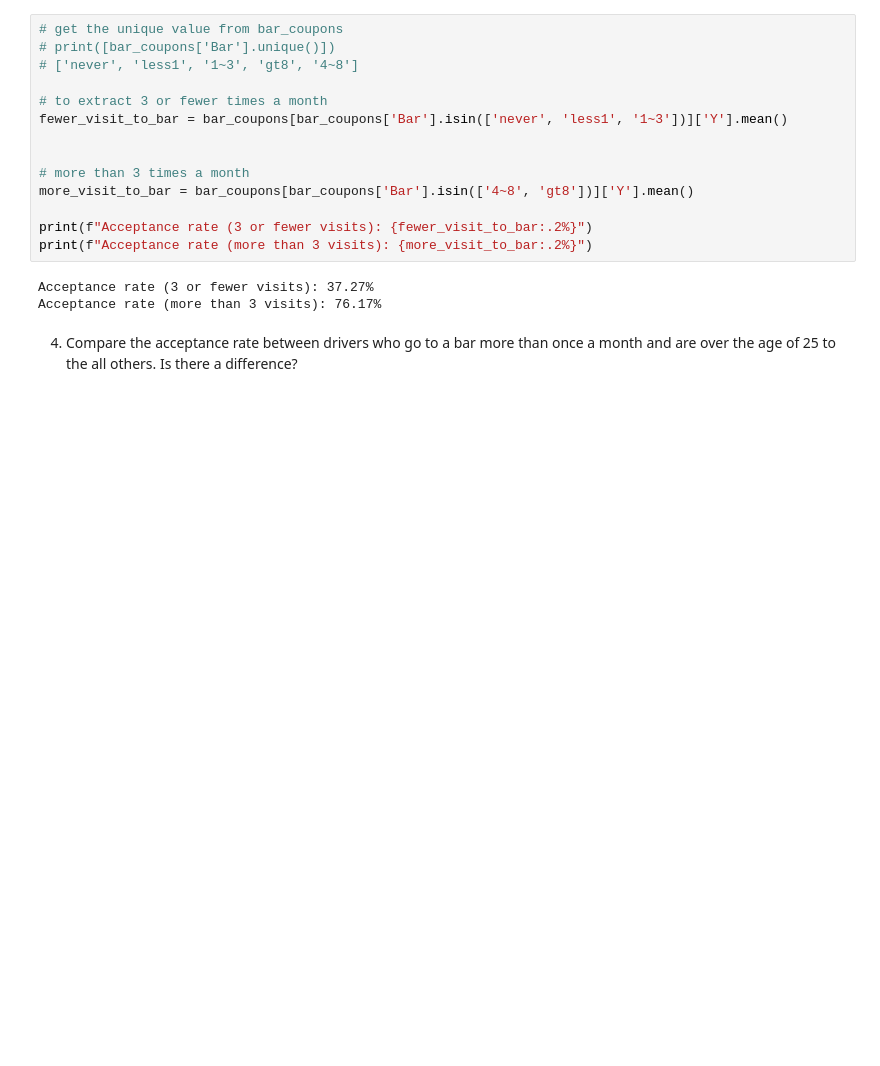
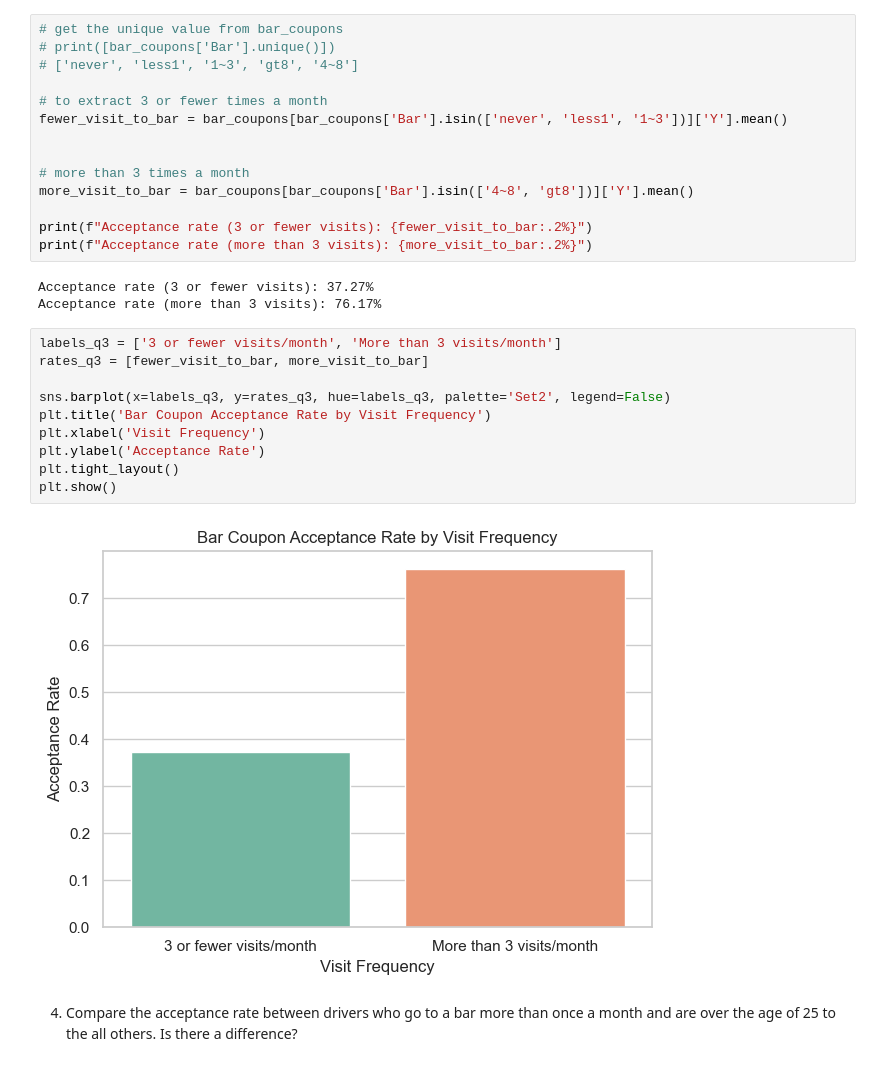
Before and after one commit to gowdilyan/predictive-coupon-acceptance-ml, a Jupyter notebook: coupon_acceptance_analysis.ipynb, the cells around one changed output. Saved outputs shown, nothing was run; the diff lists cells and outputs as text; blank space fills up the shorter version.

```diff
--- a/coupon_acceptance_analysis.ipynb
+++ b/coupon_acceptance_analysis.ipynb
@@ -201,6 +206,18 @@ print(f"Acceptance rate (more than 3 visits): {more_visit_to_bar:.2%}")
 # %% [output]
 Acceptance rate (3 or fewer visits): 37.27%
 Acceptance rate (more than 3 visits): 76.17%
+# %%
+labels_q3 = ['3 or fewer visits/month', 'More than 3 visits/month']
+rates_q3 = [fewer_visit_to_bar, more_visit_to_bar]
+
+sns.barplot(x=labels_q3, y=rates_q3, hue=labels_q3, palette='Set2', legend=False)
+plt.title('Bar Coupon Acceptance Rate by Visit Frequency')
+plt.xlabel('Visit Frequency')
+plt.ylabel('Acceptance Rate')
+plt.tight_layout()
+plt.show()
+# %% [output]
+[figure, added]
 # %% [markdown]
 4. Compare the acceptance rate between drivers who go to a bar more than once a month and are over the age of 25 to the all others.  Is there a difference?
 # %%
```
Also changed, not shown: parts of 12 cells of this notebook, 3 other files.
